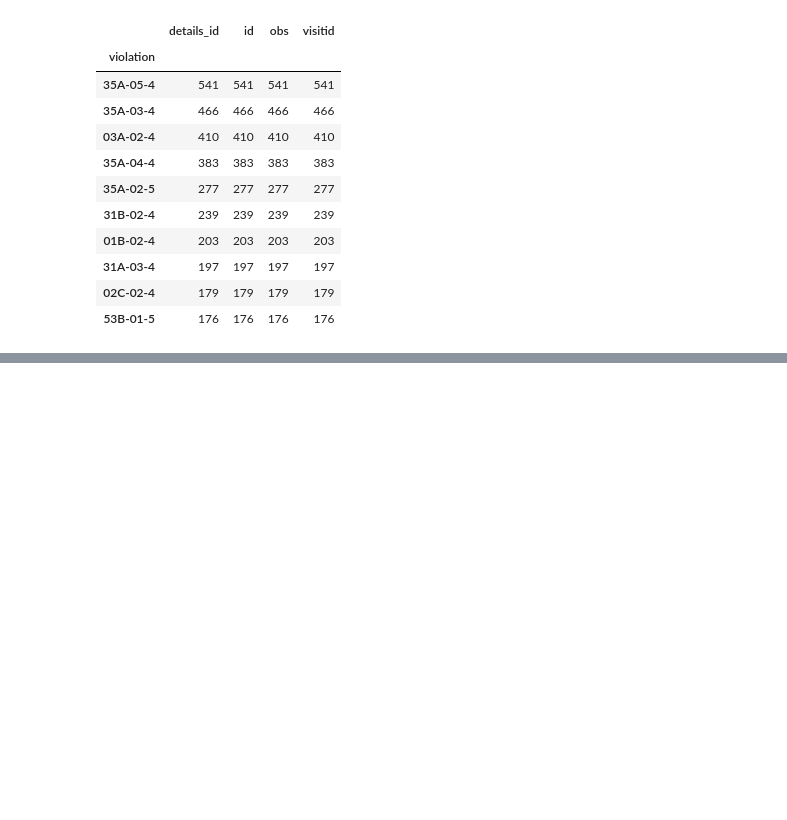
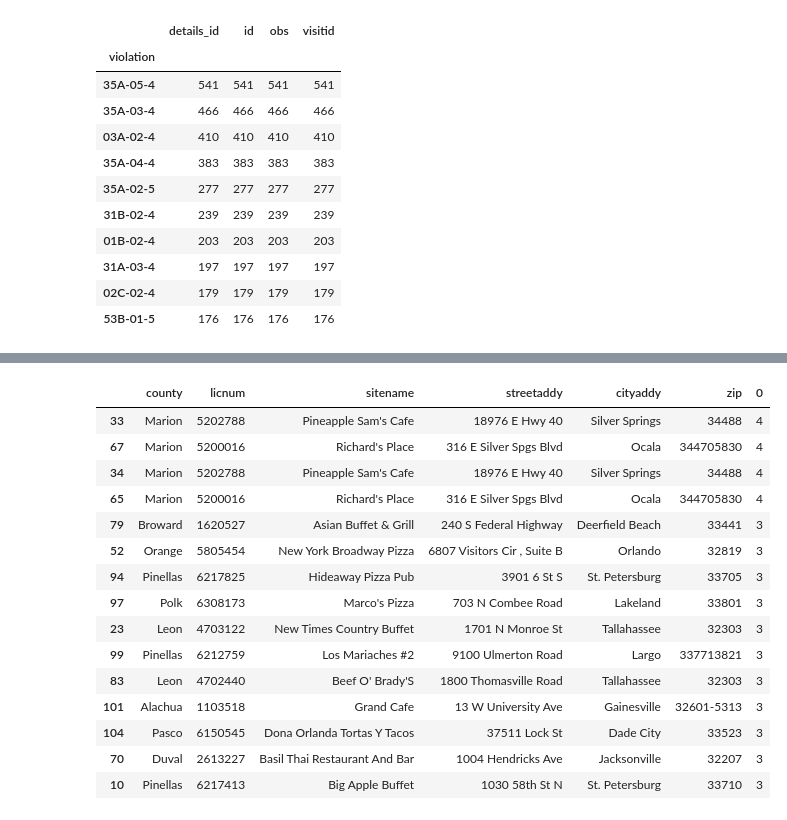
Before and after one commit to GainesvilleRay/flinsp, a Jupyter notebook: closures.ipynb, the cells around one changed output, grey strips where cells are left out. Cells and saved outputs as stored; diff of their text form; code cells hidden in the pictures; blank space fills up the shorter version.

Commit message:
work on repeat offenders

```diff
--- a/closures.ipynb
+++ b/closures.ipynb
@@ -39,7 +39,7 @@ import sqlite3
 imacpath = "/Users/rayd/workspace/flinsp/datafiles/"
 airpath = "/Users/Doug/workspace/flinsp/datafiles/"
 dbfile = "rinspect18.sqlite"
-dbpath = imacpath + dbfile
+dbpath = airpath + dbfile
 conn = sqlite3.connect(dbpath)
 
 # Make a list of visitid numbers for restaurants shut down
@@ -288,0 +372,7 @@ print(dfxx.groupby('visit').filter(lambda x: all(value != i for i in x['violatio
+# %%
+# List restaurants by how many closures they had this year.
+
+# Drop unneded columns
+dropcols = ['librow', 'inspnum', 'insptype', 'inspdispos', 'inspdate', 'totalvio', 'highvio', 'licid', 'visitid', 'time_now', 'time_posted']
+df_restaurants = df.drop(dropcols, axis=1)
+df_restaurants.head()
@@ -288,0 +386,30 @@ print(dfxx.groupby('visit').filter(lambda x: all(value != i for i in x['violatio
+# %%
+#Count repeated closures per restaurant, listed by license number
+dupes = df_restaurants.pivot_table(index=['licnum'],aggfunc='size')
+dupes = dupes.reset_index()
+
+# Drop repeated rows so we can match with the dupes
+df_repeats = df_restaurants[df_restaurants.duplicated()]
+
+# Merge dataframes to get df with count of repeats
+dupes_count = pd.merge(df_repeats, dupes, on='licnum')
+dupes_count = dupes_count.sort_values(by=[0], ascending=False)
+dupes_count = dupes_count[dupes_count.duplicated()]
+dupes_count
+# %% [output]
+|  | county | licnum | sitename | streetaddy | cityaddy | zip | 0 |
+| 33 | Marion | 5202788 | Pineapple Sam's Cafe | 18976 E Hwy 40 | Silver Springs | 34488 | 4 |
+| 67 | Marion | 5200016 | Richard's Place | 316 E Silver Spgs Blvd | Ocala | 344705830 | 4 |
+| 34 | Marion | 5202788 | Pineapple Sam's Cafe | 18976 E Hwy 40 | Silver Springs | 34488 | 4 |
+| 65 | Marion | 5200016 | Richard's Place | 316 E Silver Spgs Blvd | Ocala | 344705830 | 4 |
+| 79 | Broward | 1620527 | Asian Buffet & Grill | 240 S Federal Highway | Deerfield Beach | 33441 | 3 |
+| 52 | Orange | 5805454 | New York Broadway Pizza | 6807 Visitors Cir , Suite B | Orlando | 32819 | 3 |
+| 94 | Pinellas | 6217825 | Hideaway Pizza Pub | 3901 6 St S | St. Petersburg | 33705 | 3 |
+| 97 | Polk | 6308173 | Marco's Pizza | 703 N Combee Road | Lakeland | 33801 | 3 |
+| 23 | Leon | 4703122 | New Times Country Buffet | 1701 N Monroe St | Tallahassee | 32303 | 3 |
+| 99 | Pinellas | 6212759 | Los Mariaches #2 | 9100 Ulmerton Road | Largo | 337713821 | 3 |
+| 83 | Leon | 4702440 | Beef O' Brady'S | 1800 Thomasville Road | Tallahassee | 32303 | 3 |
+| 101 | Alachua | 1103518 | Grand Cafe | 13 W University Ave | Gainesville | 32601-5313 | 3 |
+| 104 | Pasco | 6150545 | Dona Orlanda Tortas Y Tacos | 37511 Lock St | Dade City | 33523 | 3 |
+| 70 | Duval | 2613227 | Basil Thai Restaurant And Bar | 1004 Hendricks Ave | Jacksonville | 32207 | 3 |
+| 10 | Pinellas | 6217413 | Big Apple Buffet | 1030 58th St N | St. Petersburg | 33710 | 3 |
```
Also changed, not shown: parts of 17 cells of this notebook.
